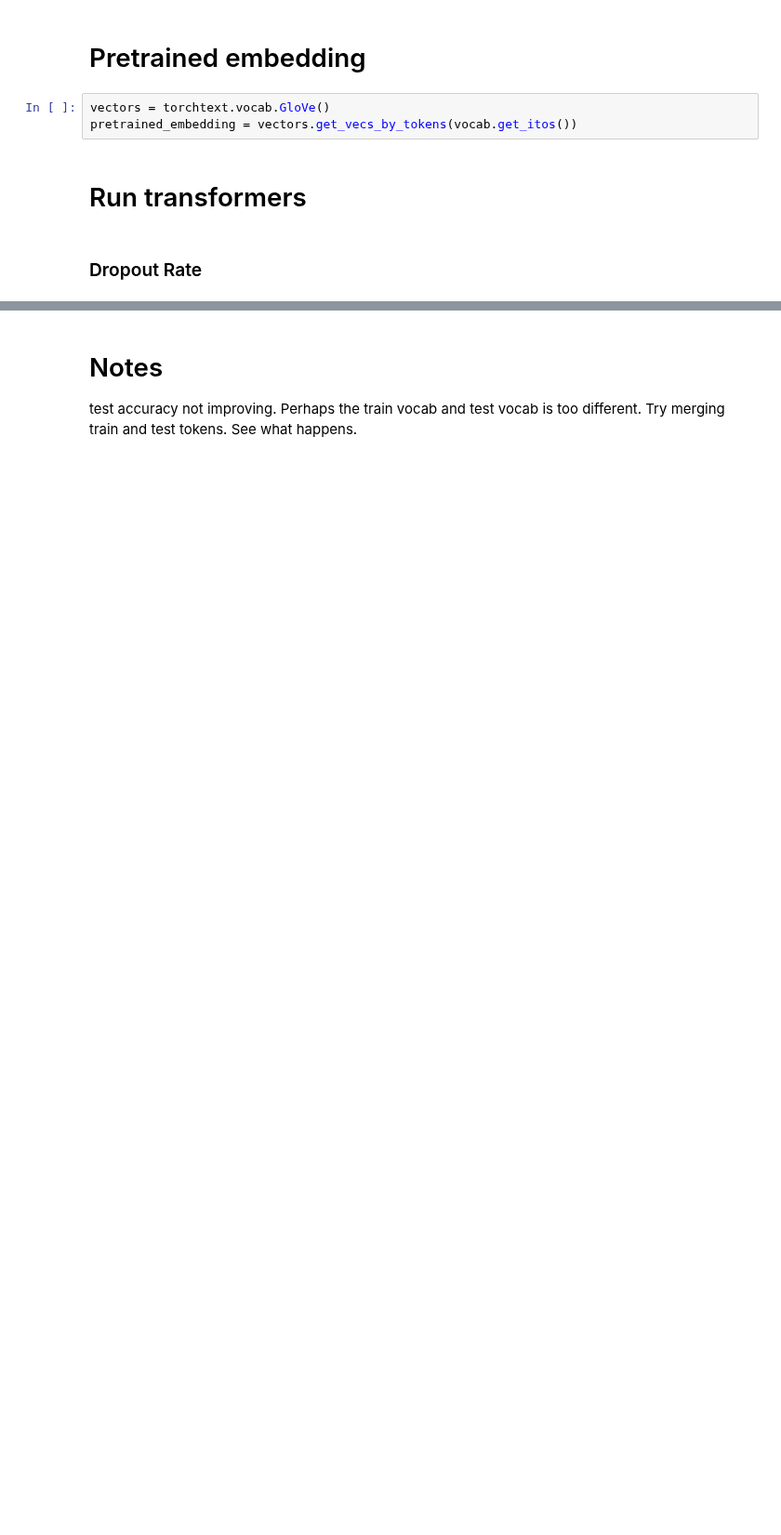
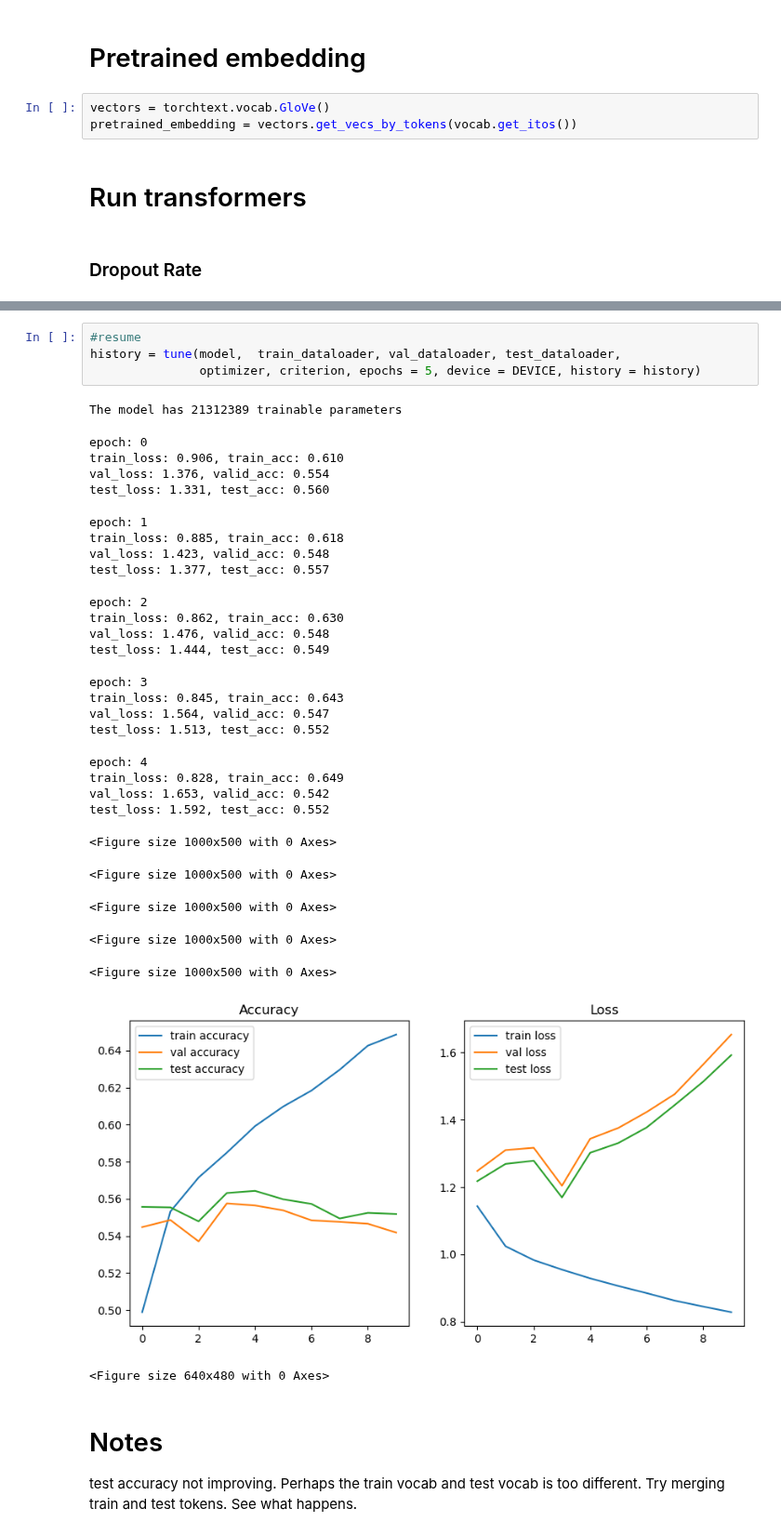
Before and after one commit to jameskn30/NLP_RNN, a Jupyter notebook: UB DL/final/transformer_yelp.full.ipynb, the cells around one changed output, grey strips where cells are left out. Shown at 93% size. Cells and saved outputs as stored; diff of their text form; blank space fills up the shorter version.

```diff
--- a/UB DL/final/transformer_yelp.full.ipynb
+++ b/UB DL/final/transformer_yelp.full.ipynb
@@ -743,3 +775,36 @@ test_loss: 1.446, test_acc: 0.553
+# %%
+#resume
+history = tune(model,  train_dataloader, val_dataloader, test_dataloader,
+               optimizer, criterion, epochs = 5, device = DEVICE, history = history)
+# %% [output]
+The model has 21312389 trainable parameters
+epoch: 0
+train_loss: 0.906, train_acc: 0.610
+val_loss: 1.376, valid_acc: 0.554
+test_loss: 1.331, test_acc: 0.560
+epoch: 1
+train_loss: 0.885, train_acc: 0.618
+val_loss: 1.423, valid_acc: 0.548
+test_loss: 1.377, test_acc: 0.557
+epoch: 2
+train_loss: 0.862, train_acc: 0.630
+val_loss: 1.476, valid_acc: 0.548
+test_loss: 1.444, test_acc: 0.549
+epoch: 3
+train_loss: 0.845, train_acc: 0.643
+val_loss: 1.564, valid_acc: 0.547
+test_loss: 1.513, test_acc: 0.552
+epoch: 4
+train_loss: 0.828, train_acc: 0.649
+val_loss: 1.653, valid_acc: 0.542
+test_loss: 1.592, test_acc: 0.552
+<Figure size 1000x500 with 0 Axes>
+<Figure size 1000x500 with 0 Axes>
+<Figure size 1000x500 with 0 Axes>
+<Figure size 1000x500 with 0 Axes>
+<Figure size 1000x500 with 0 Axes>
+[figure, added]
+<Figure size 640x480 with 0 Axes>
 # %% [markdown]
 # Notes
 
```
Also changed, not shown: parts of 12 cells of this notebook, 6 other files.
